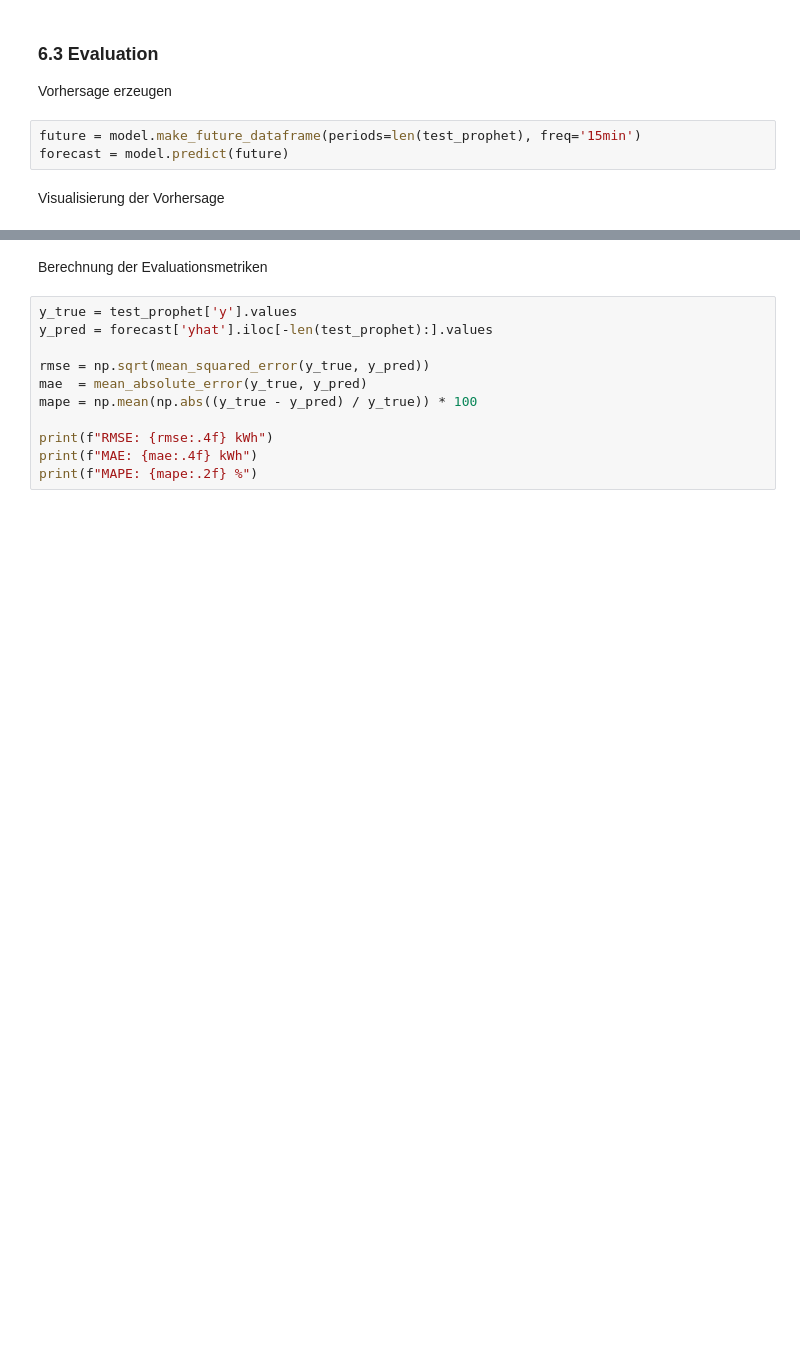
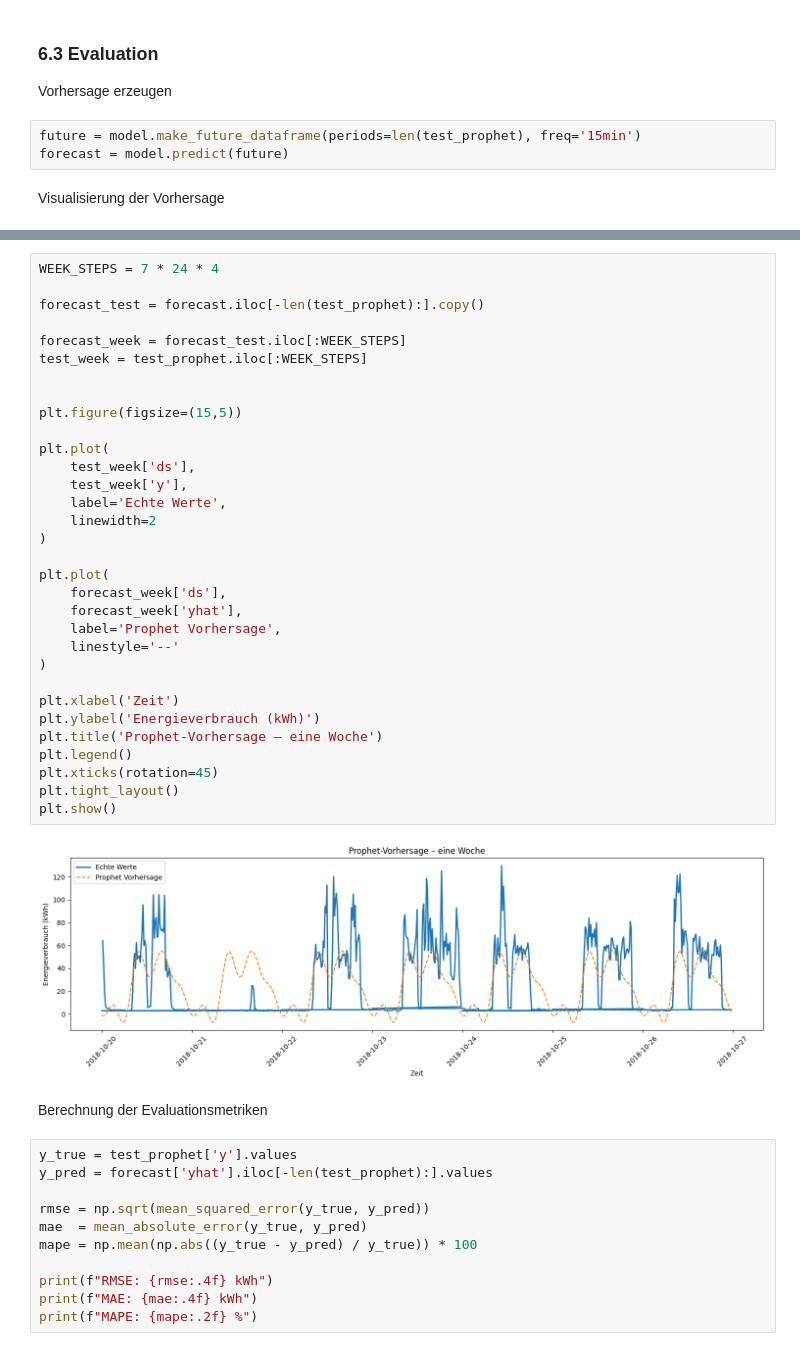
Before and after one commit to derlole/InDuStIaLfOrEcAsTiNgWELOVEIT, a Jupyter notebook: src/start.ipynb, the cells around one changed output, grey strips where cells are left out. Saved outputs shown, nothing was run; the diff lists cells and outputs as text; blank space fills up the shorter version.

```diff
--- a/src/start.ipynb
+++ b/src/start.ipynb
@@ -700,3 +731,37 @@ plt.show()
+# %%
+WEEK_STEPS = 7 * 24 * 4
+
+forecast_test = forecast.iloc[-len(test_prophet):].copy()
+
+forecast_week = forecast_test.iloc[:WEEK_STEPS]
+test_week = test_prophet.iloc[:WEEK_STEPS]
+
+
+plt.figure(figsize=(15,5))
+
+plt.plot(
+    test_week['ds'],
+    test_week['y'],
+    label='Echte Werte',
+    linewidth=2
+)
+
+plt.plot(
+    forecast_week['ds'],
+    forecast_week['yhat'],
+    label='Prophet Vorhersage',
+    linestyle='--'
+)
+
+plt.xlabel('Zeit')
+plt.ylabel('Energieverbrauch (kWh)')
+plt.title('Prophet-Vorhersage – eine Woche')
+plt.legend()
+plt.xticks(rotation=45)
+plt.tight_layout()
+plt.show()
+# %% [output]
+[figure, added]
 # %% [markdown]
 Berechnung der Evaluationsmetriken
 # %%
```
Also changed, not shown: parts of 7 cells of this notebook.
